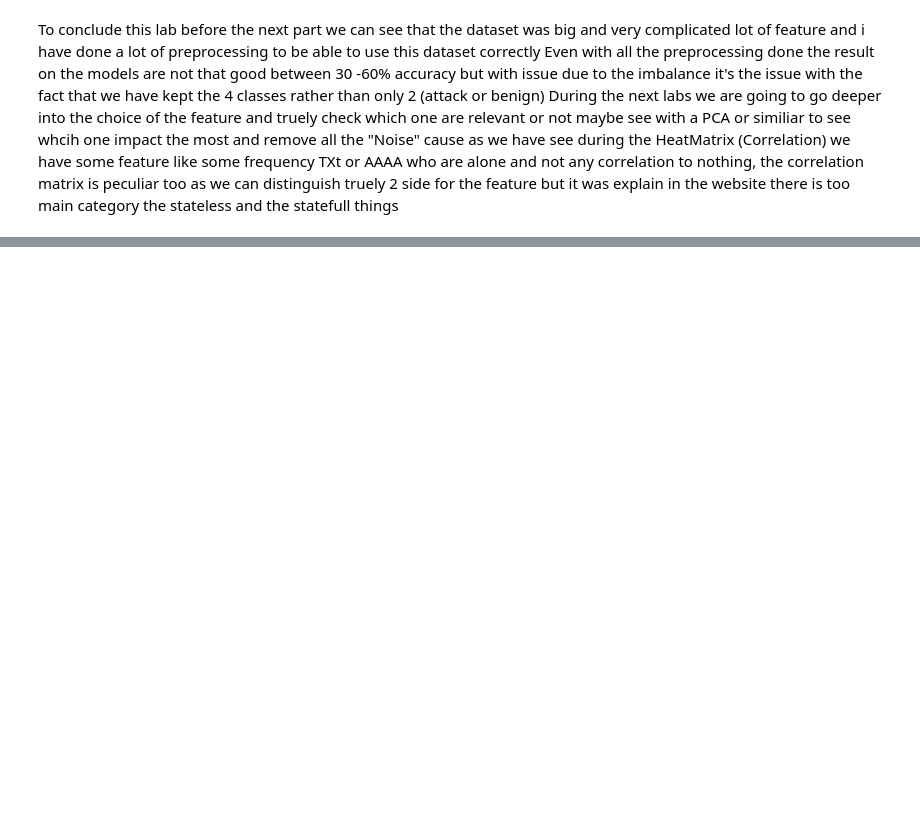
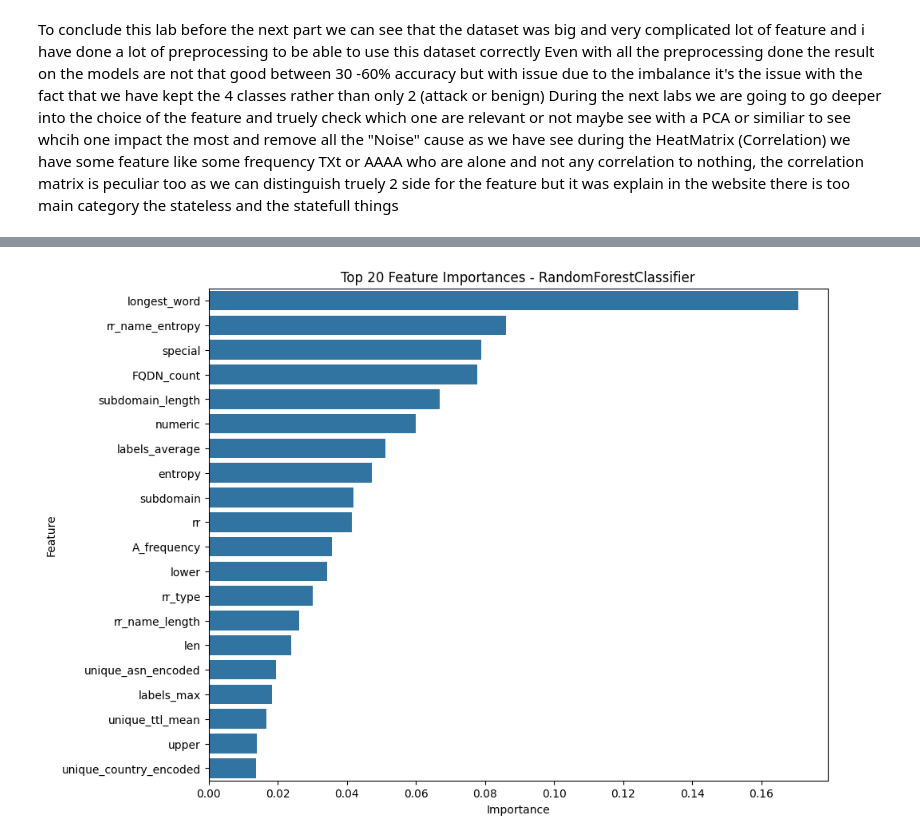
Before and after one commit to Azalga/ProjectMachineLearning, a Jupyter notebook: ProjetMLLOGANrendu.ipynb, the cells around one changed output, grey strips where cells are left out. Saved outputs shown, nothing was run; the diff lists cells and outputs as text; code cells hidden in the pictures; blank space fills up the shorter version.

```diff
--- a/ProjetMLLOGANrendu.ipynb
+++ b/ProjetMLLOGANrendu.ipynb
@@ -1307,0 +1480,16 @@ we have some feature like some frequency TXt or AAAA who are alone and not any c
+# %%
+# same for GuassianNB with bagging
+# Create the base model with the best parameters found
+best_gnb = GaussianNB(var_smoothing=1e-07)
+# Create the Bagging Classifier
+bagging_clf_gnb = BaggingClassifier(
+    estimator=best_gnb,
+    n_estimators=10,
+    random_state=42
+)
+# Train the Bagging Classifier
+bagging_clf_gnb.fit(X_train, y_train)
+# Make predictions
+y_pred_bagging_gnb = bagging_clf_gnb.predict(X_test)
+# Evaluate the model
+print("Bagging Classifier GaussianNB Classification Report:\n", classification_report(y_test, y_pred_bagging_gnb))
@@ -1307,0 +1542,34 @@ we have some feature like some frequency TXt or AAAA who are alone and not any c
+# %%
+
+# Feature Importance for RandomForestClassifier
+rfc_candidate = None
+if 'grid_search_rfc' in globals() and hasattr(grid_search_rfc, 'best_estimator_'):
+    rfc_candidate = grid_search_rfc.best_estimator_
+elif 'best_rfc' in globals():
+    rfc_candidate = globals().get('best_rfc')
+elif 'model' in globals():
+    rfc_candidate = globals().get('model')
+
+feat_importances = None
+if rfc_candidate is not None and hasattr(rfc_candidate, 'feature_importances_'):
+    feat_importances = rfc_candidate.feature_importances_
+elif rfc_candidate is not None and hasattr(rfc_candidate, 'fit') and hasattr(rfc_candidate, 'predict'):
+    # try to use the model fitted on training data if it's the same object (best effort)
+    try:
+        # if the candidate is fitted it will have feature_importances_
+        feat_importances = getattr(rfc_candidate, 'feature_importances_', None)
+    except Exception:
+        feat_importances = None
+
+if feat_importances is None:
+    print("RandomForest feature importances not available (model may be unfitted). Skipping feature importance plot.")
+else:
+    feature_names = X_train.columns
+    feature_importance_df = pd.DataFrame({'Feature': feature_names, 'Importance': feat_importances})
+    feature_importance_df = feature_importance_df.sort_values(by='Importance', ascending=False)
+    plt.figure(figsize=(10, 8))
+    sns.barplot(x='Importance', y='Feature', data=feature_importance_df.head(20))
+    plt.title('Top 20 Feature Importances - RandomForestClassifier')
+    plt.show()
+# %% [output]
+[figure, added]
```
Also changed, not shown: parts of 17 cells of this notebook.
